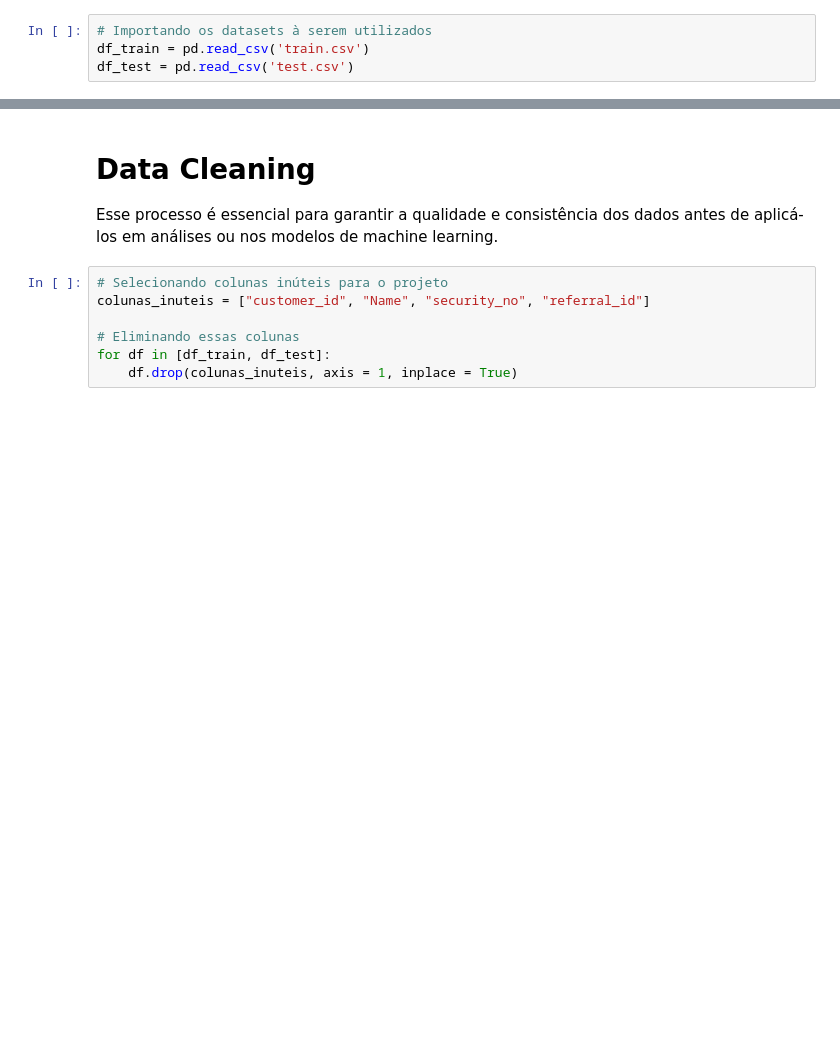
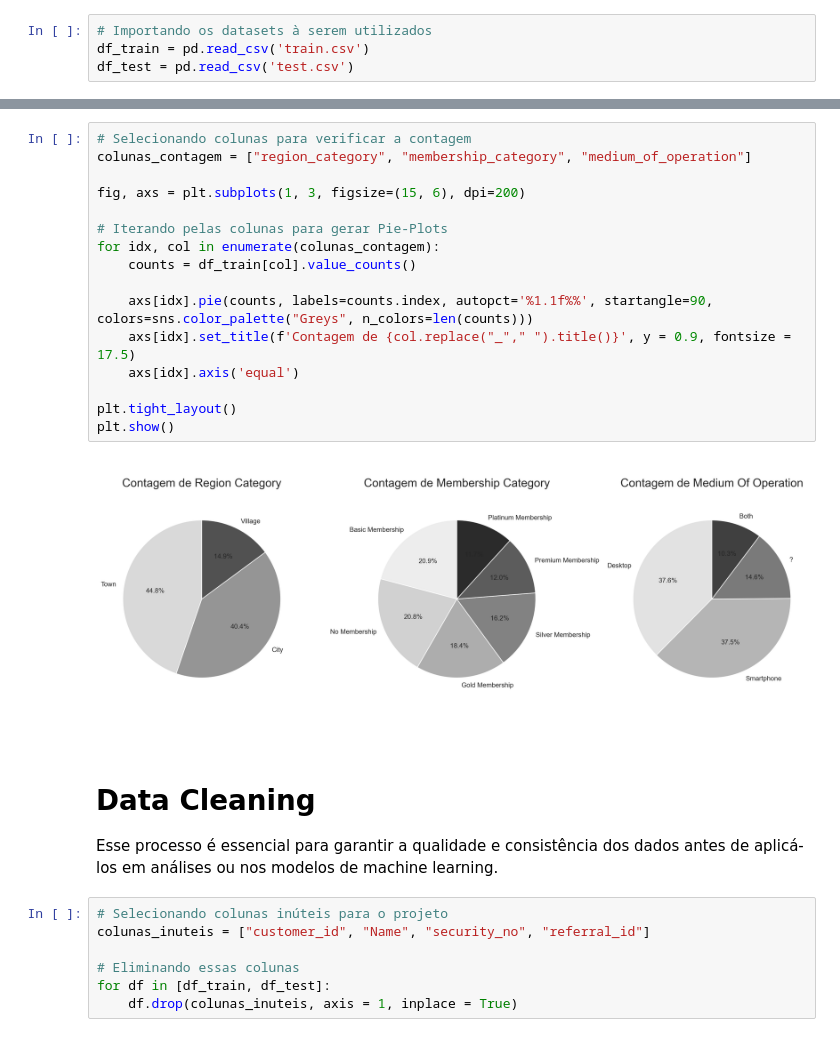
Before and after one commit to Ang3k/Exploracao-Preditiva-de-Dados-para-Churn-de-Clientes-Bancarios-com-Machine-Learning, a Jupyter notebook: Project_Prototype.ipynb, the cells around one changed output, grey strips where cells are left out. Saved outputs shown, nothing was run; the diff lists cells and outputs as text; blank space fills up the shorter version.

```diff
--- a/Project_Prototype.ipynb
+++ b/Project_Prototype.ipynb
@@ -48,3 +55,21 @@ Dataset possui 36992 linhas e 21 colunas.
+# %%
+# Selecionando colunas para verificar a contagem
+colunas_contagem = ["region_category", "membership_category", "medium_of_operation"]
+
+fig, axs = plt.subplots(1, 3, figsize=(15, 6), dpi=200)
+
+# Iterando pelas colunas para gerar Pie-Plots
+for idx, col in enumerate(colunas_contagem):
+    counts = df_train[col].value_counts()
+
+    axs[idx].pie(counts, labels=counts.index, autopct='%1.1f%%', startangle=90, colors=sns.color_palette("Greys", n_colors=len(counts)))
+    axs[idx].set_title(f'Contagem de {col.replace("_"," ").title()}', y = 0.9, fontsize = 17.5)
+    axs[idx].axis('equal')
+
+plt.tight_layout()
+plt.show()
+# %% [output]
+[figure, added]
 # %% [markdown]
 # Data Cleaning
 
```
Also changed, not shown: parts of 5 cells of this notebook, 1 other file.
